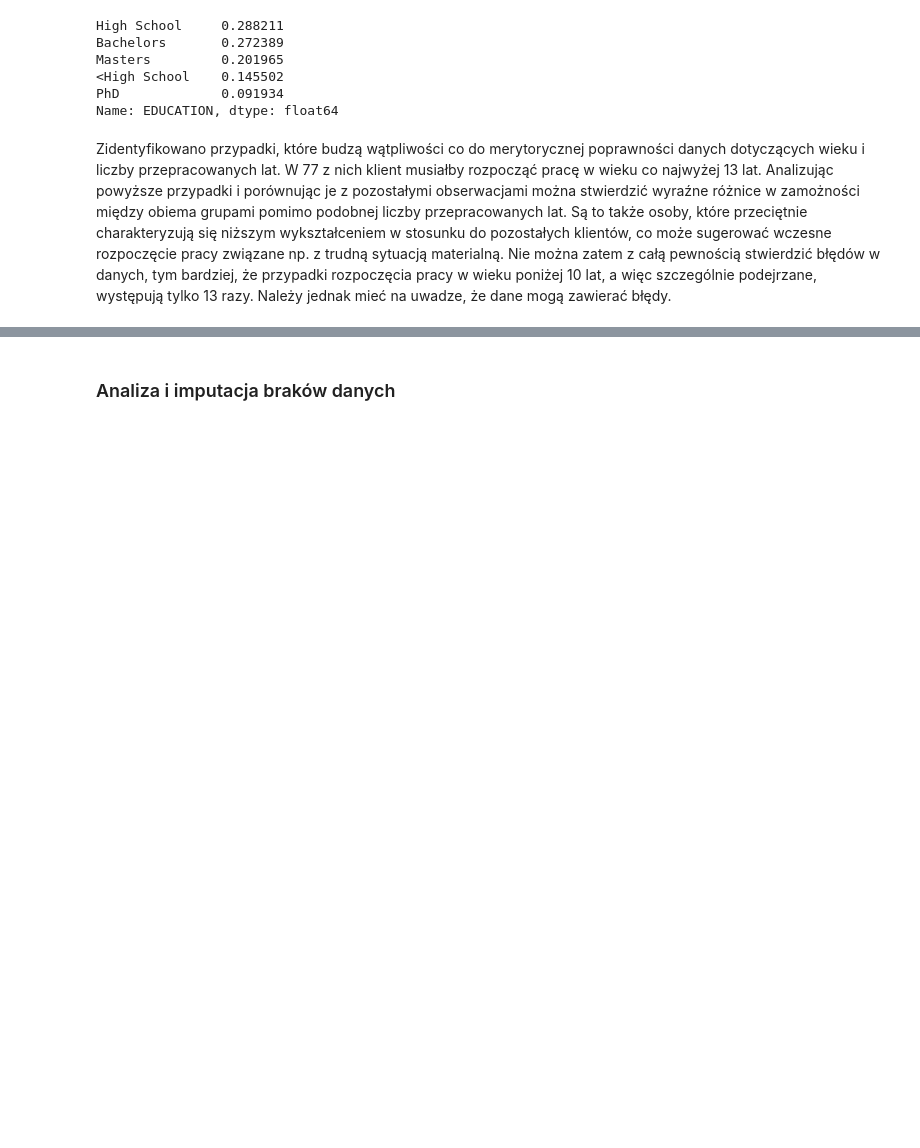
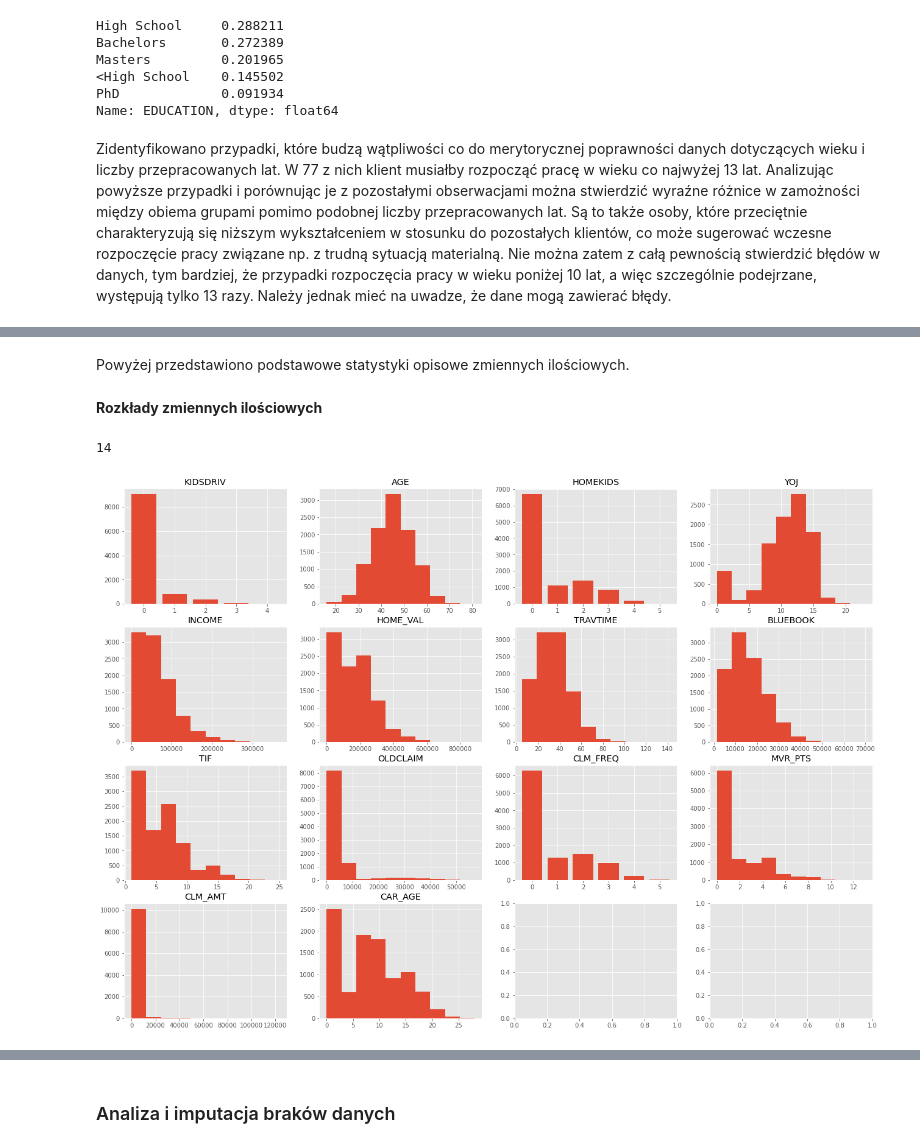
Before and after one commit to DominikMAI/Modele_Parametryczne, a Jupyter notebook: Eksploracja_danych.ipynb, the cells around one changed output, grey strips where cells are left out. Drawn from its saved outputs; the diff is of its cells as text; code cells hidden in the pictures; blank space fills up the shorter version.

```diff
--- a/Eksploracja_danych.ipynb
+++ b/Eksploracja_danych.ipynb
@@ -391,0 +450,4 @@ Zidentyfikowano przypadki, które budzą wątpliwości co do merytorycznej popra
+# %% [markdown]
+Powyżej przedstawiono podstawowe statystyki opisowe zmiennych ilościowych.
+# %% [markdown]
+**Rozkłady zmiennych ilościowych**
@@ -391,0 +456,27 @@ Zidentyfikowano przypadki, które budzą wątpliwości co do merytorycznej popra
+# %%
+numeric_cols = [c for c in df.columns[1:] if (str(df[c].dtype) not in ['category', 'bool'])]
+len(numeric_cols)
+# %% [output]
+14
+# %%
+# Wyświetlenie rozkładów zmiennych ilościowych
+fig, axs = plt.subplots(4, 4, figsize=(22, 16))
+
+numeric_cols_gen = (i for i in numeric_cols)
+try:
+    for i in range(len(axs)):
+        for j in range(len(axs[i])):
+            col = next(numeric_cols_gen)
+            col_val_counts = df[col].value_counts()
+
+            if len(col_val_counts) > 10:
+                axs[i][j].hist(df[col])
+                axs[i][j].set_title(col)
+            else:
+                axs[i][j].bar(col_val_counts.index, height=col_val_counts.values)
+                axs[i][j].set_title(col)
+except StopIteration:
+    pass
+plt.show()
+# %% [output]
+[figure, added]
```
Also changed, not shown: parts of 178 cells of this notebook, 13 other files.
